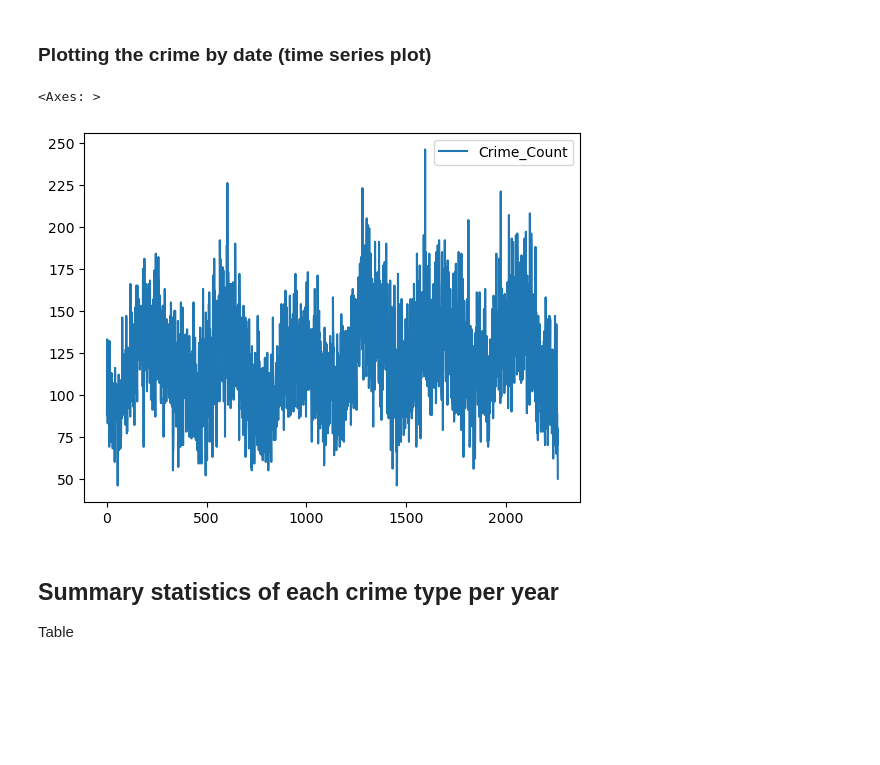
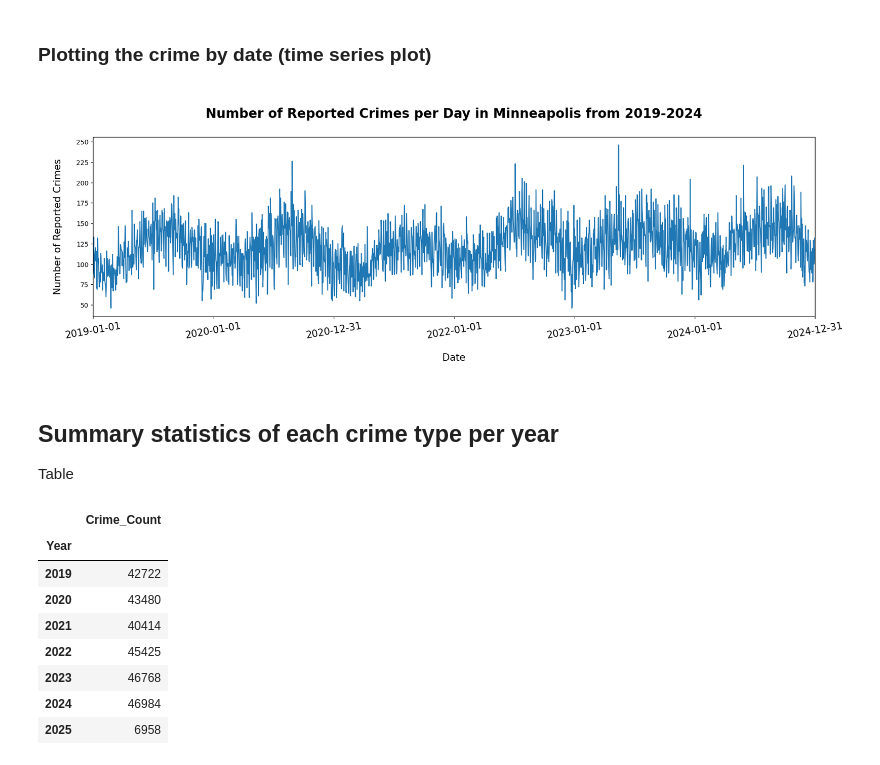
Before and after one commit to Hajar0Ahmed/Time-Series-Crime-Forecasting-Minneapolis, a Jupyter notebook: notebooks/explore_data.ipynb, the cells around one changed output. Drawn from its saved outputs; the diff is of its cells as text; code cells hidden in the pictures; blank space fills up the shorter version.

```diff
--- a/notebooks/explore_data.ipynb
+++ b/notebooks/explore_data.ipynb
@@ -69,11 +70,35 @@ Text(0, 0.5, '\nNumber of Reported Crimes\n')
 [figure]
 # %% [markdown]
 ### Plotting the crime by date  (time series plot)
-# %%
-dates.plot()
-# %% [output]
-<Axes: >
-[figure, removed]
+# %%
+fig, ax=plt.subplots(figsize=(20, 5))
+ax.plot(dates['Date'], dates['Crime_Count'])
+plt.xticks(rotation=10, fontsize=15)
+
+years = mdates.YearLocator()
+ax.xaxis.set_major_locator(years)
+
+ax.set_xlim('2019-01-01', '2024-12-31')
+ax.set_title("\nNumber of Reported Crimes per Day in Minneapolis from 2019-2024\n",weight='bold',fontdict={'fontsize':20})
+ax.set_xlabel("\nDate\n",fontdict={'fontsize':15})
+ax.set_ylabel("\nNumber of Reported Crimes\n",fontdict={'fontsize':15})
+
+plt.show()
+# %% [output]
+[figure, added]
 # %% [markdown]
 ## Summary statistics of each crime type per year
 Table
+# %%
+table = pd.pivot_table(df, values='Crime_Count', index=['Year'], aggfunc="sum")
+table
+# %% [output]
+|  | Crime_Count |
+| Year |  |
+| 2019 | 42722 |
+| 2020 | 43480 |
+| 2021 | 40414 |
+| 2022 | 45425 |
+| 2023 | 46768 |
+| 2024 | 46984 |
+| 2025 | 6958 |
```
Also changed, not shown: parts of 1 cell of this notebook, 1 other file.
